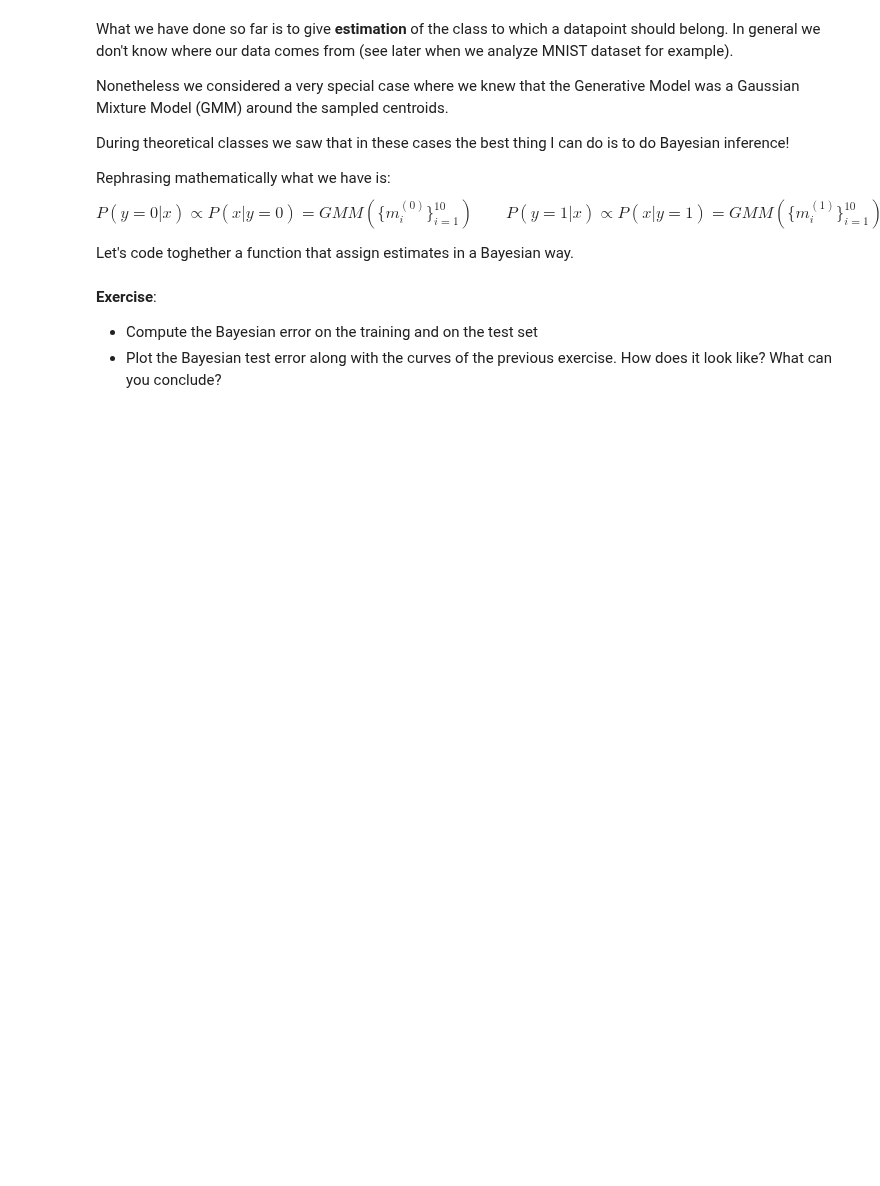
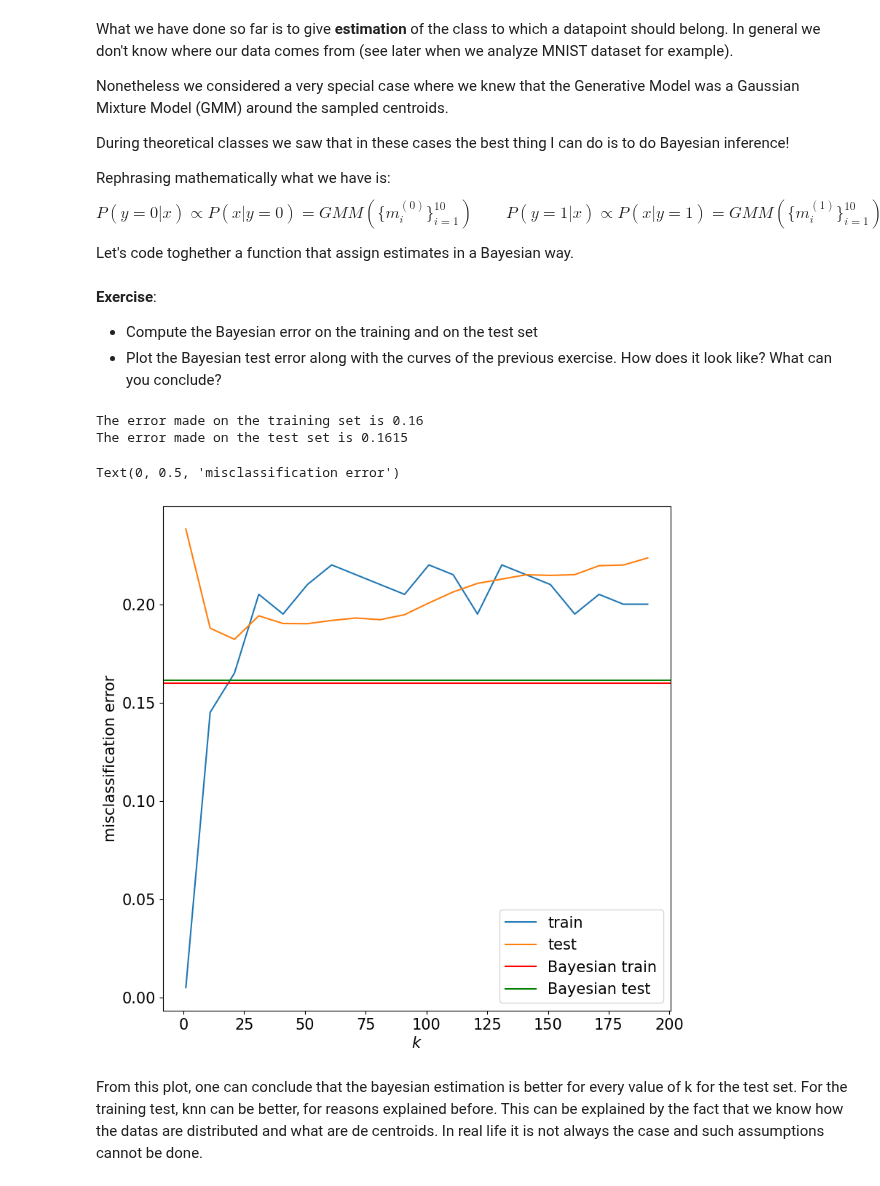
Before and after one commit to roduit/FundamentalLearningEPFL, a Jupyter notebook: TP3/TP3_FoIL_public.ipynb, the cells around one changed output. Saved outputs shown, nothing was run; the diff lists cells and outputs as text; code cells hidden in the pictures; blank space fills up the shorter version.

```diff
--- a/TP3/TP3_FoIL_public.ipynb
+++ b/TP3/TP3_FoIL_public.ipynb
@@ -401,3 +397,25 @@ def ComputeBayesError(class0_centroids,class1_centroids,label,pos):
 **Exercise**:
 - Compute the Bayesian error on the training and on the test set
 - Plot the Bayesian test error along with the curves of the previous exercise. How does it look like? What can you conclude?
+# %%
+training_error_bayesian = ComputeBayesError(class0_centroids,class1_centroids,y,X)
+test_error_bayesian = ComputeBayesError(class0_centroids,class1_centroids,y_test,X_test)
+# %%
+print(f'The error made on the training set is {training_error_bayesian}')
+print(f'The error made on the test set is {test_error_bayesian}')
+# %% [output]
+The error made on the training set is 0.16
+The error made on the test set is 0.1615
+# %%
+plt.plot(ks, train_error, label = "train")
+plt.plot(ks, test_error, label = "test")
+plt.axhline(training_error_bayesian, label="Bayesian train", color='r')
+plt.axhline(test_error_bayesian, label="Bayesian test", color='g')
+plt.legend()
+plt.xlabel(r"$k$")
+plt.ylabel("misclassification error")
+# %% [output]
+Text(0, 0.5, 'misclassification error')
+[figure, added]
+# %% [markdown]
+From this plot, one can conclude that the bayesian estimation is better for every value of k for the test set. For the training test, knn can be better, for reasons explained before. This can be explained by the fact that we know how the datas are distributed and what are de centroids. In real life it is not always the case and such assumptions cannot be done.
```
Also changed, not shown: parts of 6 cells of this notebook, 1 other file.
